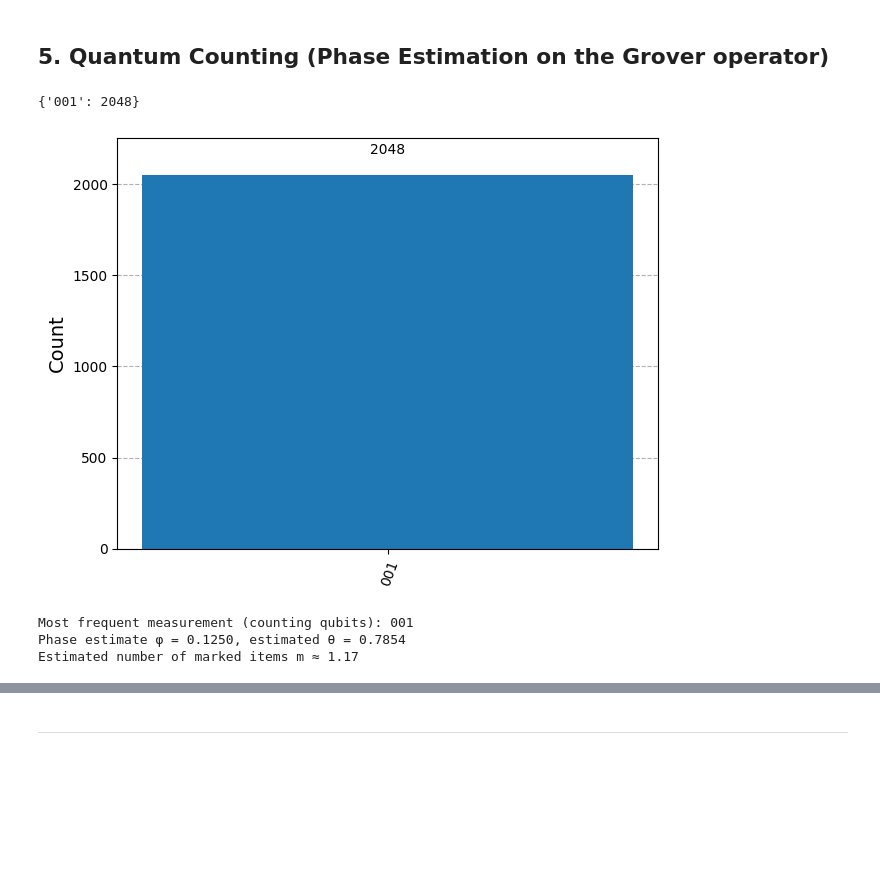
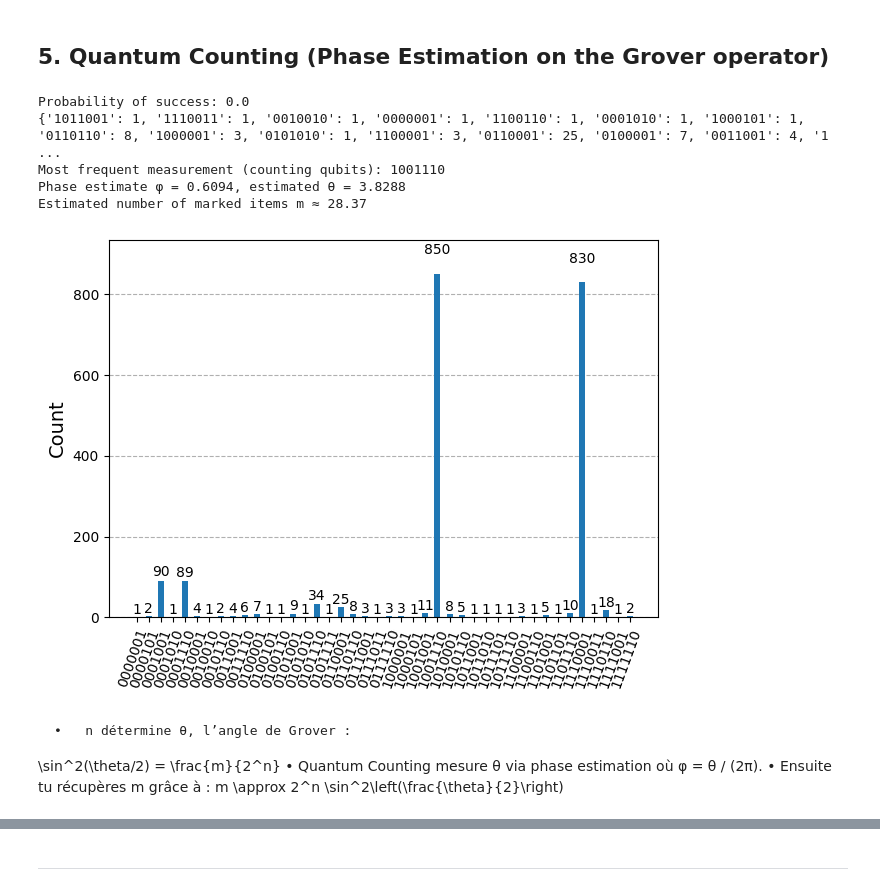
Before and after one commit to victor-pcll/Grover-s-Search, a Jupyter notebook: notebook.ipynb, the cells around one changed output, grey strips where cells are left out. Drawn from its saved outputs; the diff is of its cells as text; code cells hidden in the pictures; blank space fills up the shorter version.

```diff
--- a/notebook.ipynb
+++ b/notebook.ipynb
@@ -78,8 +84,12 @@ Write a short section discussing:
 # %% [markdown]
 ## 4. Implementation in Qiskit
 # %%
-n = 3                  # number of qubits
-targets = ["111"]      # target states
-iterations = 100       # number of Grover iterations
-ancilla_qubits = 1     # number of ancilla qubits for counting
-t_bits = 3             # number of counting qubits
+# CONFIGURATION
+
+n = 5                         # number of qubits
+targets = ["10101"]           # target states
+iterations = 10               # number of Grover iterations
+ancilla_qubits = 0            # number of ancilla qubits
+t_bits = 8                    # number of counting qubits
+shots = 2048                  # number of shots for simulation
+m = len(targets)              # number of target states
@@ -118,21 +142,31 @@ plt.show()
 ---
 # %% [markdown]
 ## 5. Quantum Counting (Phase Estimation on the Grover operator)
-# %%
-counts = quantum_counting(n, targets, t_bits = n)
-plot_histogram(counts)
-print(counts)
-# %% [output]
-{'001': 2048}
-[figure, removed]
 # %%
-counts = quantum_counting(n, targets, t_bits)
+counts = quantum_counting(n, targets, t_bits=t_bits, shots=shots, ancilla_qubits=0)
+m_est, measured_bin, phi = counts_to_m(counts, n, t_bits)
 
-m_est, measured_bin, phi = counts_to_m(counts, n, t_bits)
+prob_success = sum([counts.get(t, 0) for t in targets]) / shots
+print("Probability of success:", prob_success)
+
+from qiskit.visualization import plot_histogram
+plot_histogram(counts)
+print(counts)
+
 print(f"Most frequent measurement (counting qubits): {measured_bin}")
-print(f"Phase estimate φ = {phi:.4f}, estimated θ = {2*np.pi*phi:.4f}")
+print(f"Phase estimate φ = {phi:.6f}, estimated θ = {2*np.pi*phi:.6f}")
 print(f"Estimated number of marked items m ≈ {m_est:.2f}")
 # %% [output]
-Most frequent measurement (counting qubits): 001
-Phase estimate φ = 0.1250, estimated θ = 0.7854
-Estimated number of marked items m ≈ 1.17
+Probability of success: 0.0
+{'1011001': 1, '1110011': 1, '0010010': 1, '0000001': 1, '1100110': 1, '0001010': 1, '1000101': 1, '0110110': 8, '1000001': 3, '0101010': 1, '1100001': 3, '0110001': 25, '0100001': 7, '0011001': 4, '1 ...
+Most frequent measurement (counting qubits): 1001110
+Phase estimate φ = 0.6094, estimated θ = 3.8288
+Estimated number of marked items m ≈ 28.37
+[figure, added]
+# %% [markdown]
+	•	n détermine θ, l’angle de Grover :
+\sin^2(\theta/2) = \frac{m}{2^n}
+	•	Quantum Counting mesure θ
+via phase estimation où φ = θ / (2π).
+	•	Ensuite tu récupères m grâce à :
+m \approx 2^n \sin^2\left(\frac{\theta}{2}\right)
```
Also changed, not shown: parts of 15 cells of this notebook, 9 other files.
